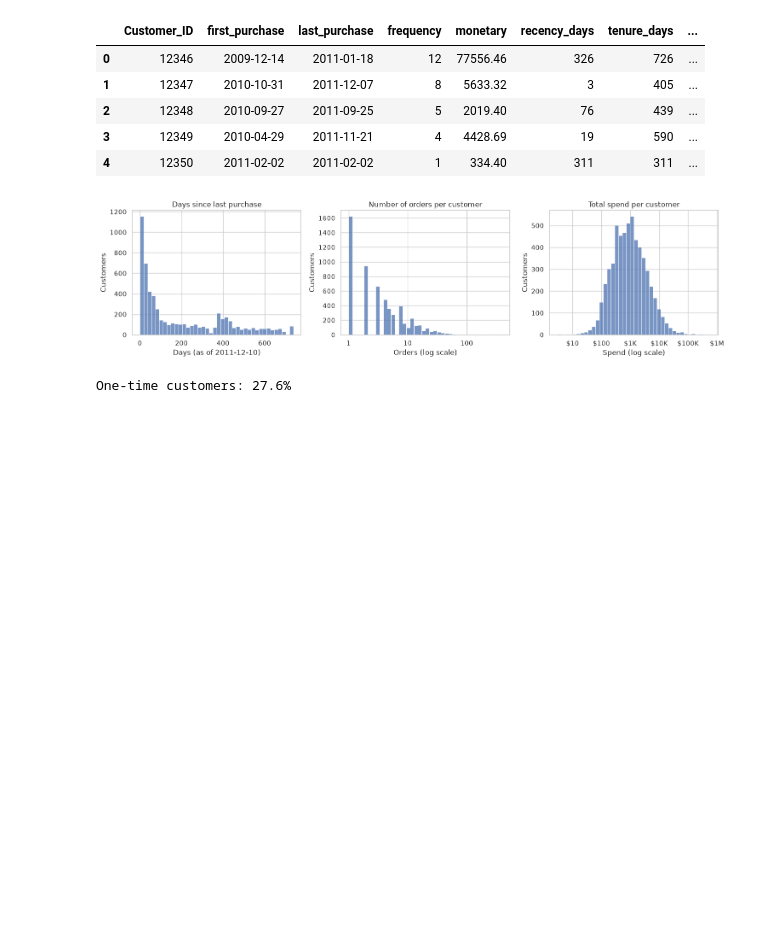
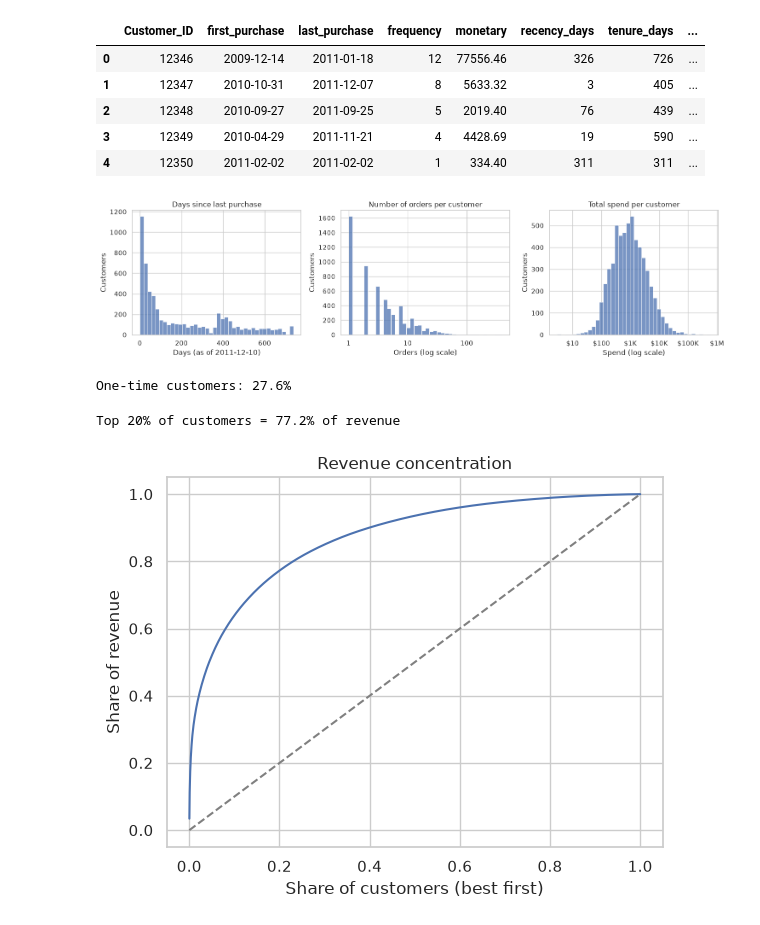
Before and after one commit to Jshort805/online-retail-ltv-churn-medallion, a Jupyter notebook: notebooks/03_gold_rfm_cohorts.ipynb, the cells around one changed output. Cells and saved outputs as stored; diff of their text form; code cells hidden in the pictures; blank space fills up the shorter version.

Commit message:
Add seaborn visuals to Gold notebook

```diff
--- a/notebooks/03_gold_rfm_cohorts.ipynb
+++ b/notebooks/03_gold_rfm_cohorts.ipynb
@@ -139,3 +139,20 @@ print(f"One-time customers: {(gold['frequency'] == 1).mean():.1%}")
 # %% [output]
 [figure]
 One-time customers: 27.6%
+# %%
+g = gold.sort_values("monetary", ascending=False).reset_index(drop=True)
+g["cum_revenue_share"] = g["monetary"].cumsum() / g["monetary"].sum()
+g["customer_share"] = (g.index + 1) / len(g)
+
+top20 = g.loc[g["customer_share"] <= 0.20, "monetary"].sum() / g["monetary"].sum()
+print(f"Top 20% of customers = {top20:.1%} of revenue")
+
+plt.plot(g["customer_share"], g["cum_revenue_share"])
+plt.plot([0, 1], [0, 1], "--", color="gray")
+plt.xlabel("Share of customers (best first)")
+plt.ylabel("Share of revenue")
+plt.title("Revenue concentration")
+plt.show()
+# %% [output]
+Top 20% of customers = 77.2% of revenue
+[figure, added]
```
Also changed, not shown: parts of 2 cells of this notebook.
